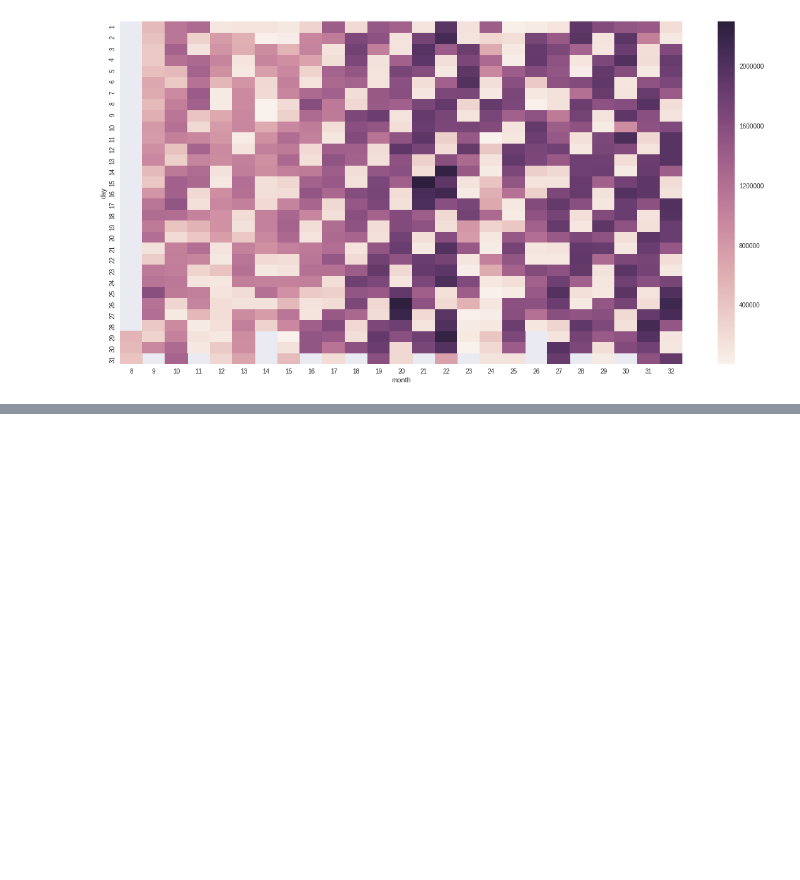
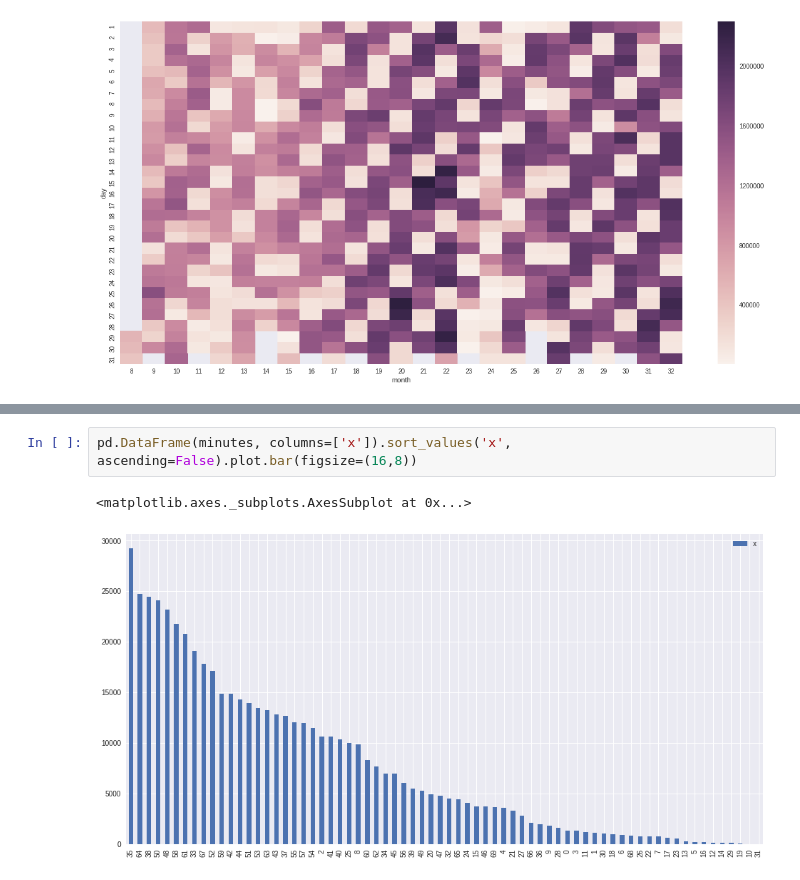
Before and after one commit to pabloernesto/sfBikes, a Jupyter notebook: exploracion.ipynb, the cells around one changed output, grey strips where cells are left out. Drawn from its saved outputs; the diff is of its cells as text; blank space fills up the shorter version.

```diff
--- a/exploracion.ipynb
+++ b/exploracion.ipynb
@@ -126,0 +166,5 @@ aggregate
+# %%
+pd.DataFrame(minutes, columns=['x']).sort_values('x', ascending=False).plot.bar(figsize=(16,8))
+# %% [output]
+<matplotlib.axes._subplots.AxesSubplot at 0x...>
+[figure, added]
```
Also changed, not shown: parts of 9 cells of this notebook.
